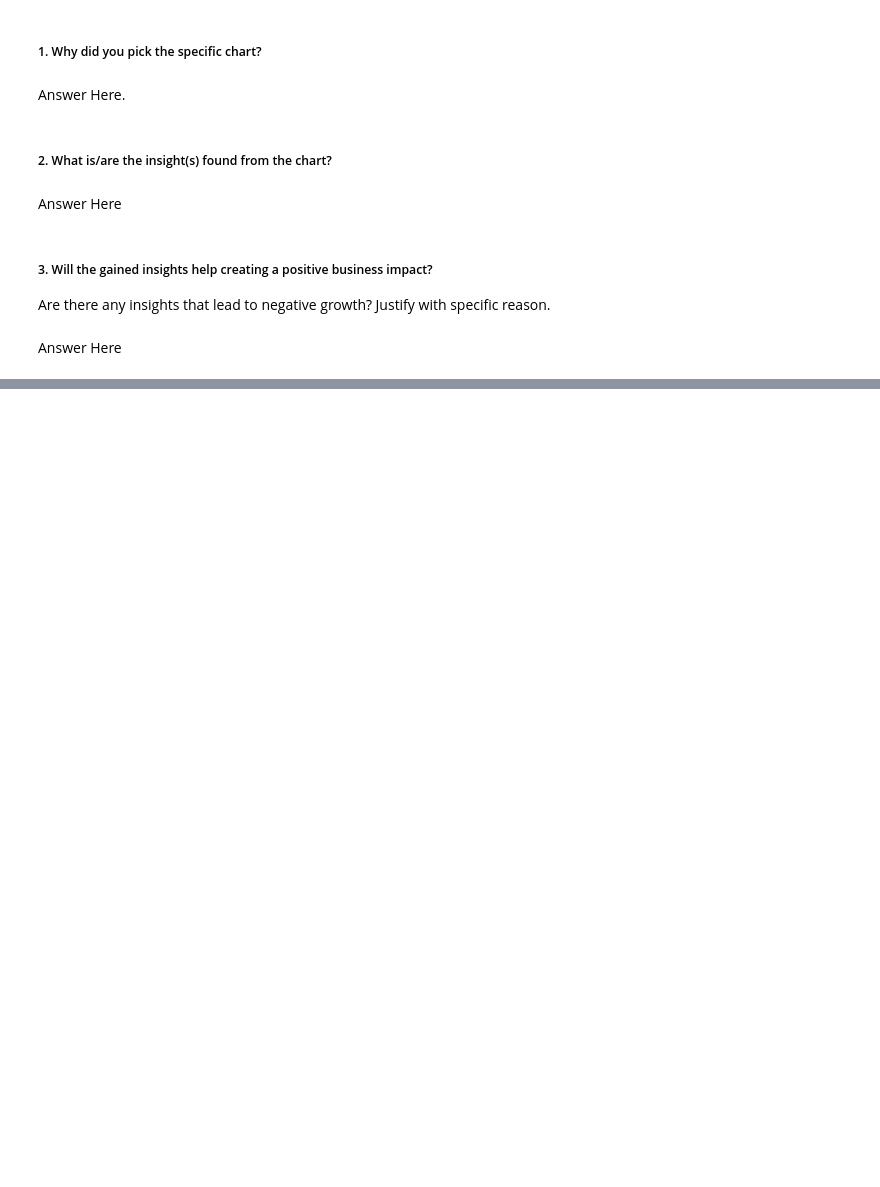
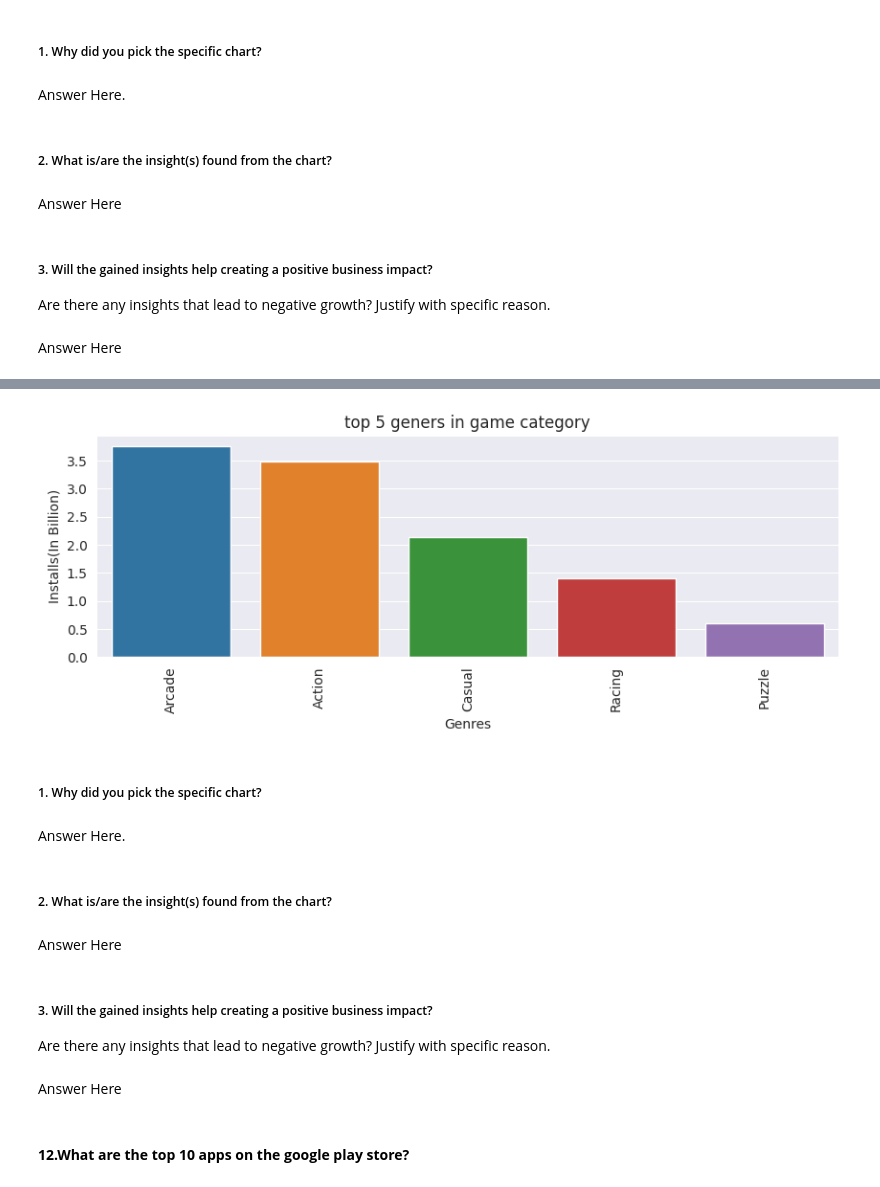
Before and after one commit to Vijaysiraw/Play_store_EDA_project, a Jupyter notebook: Play_Store_Project.ipynb, the cells around one changed output, grey strips where cells are left out. Saved outputs shown, nothing was run; the diff lists cells and outputs as text; code cells hidden in the pictures; blank space fills up the shorter version.

Commit message:
User reviews data cleaning/Data Visualization-4

```diff
--- a/Play_Store_Project.ipynb
+++ b/Play_Store_Project.ipynb
@@ -1045,0 +1048,4 @@ Answer Here
+# %%
+# Chart - 1 visualization code
+#filter out game data and groupby Genres data
+game_data=df[df['Category']=='GAME'].groupby('Genres')['Installs'].sum().sort_values(ascending=False).reset_index()
@@ -1045,0 +1062,26 @@ Answer Here
+# %%
+#check which are the most populer genre among user
+plt=reload(plt)
+plt.figure(figsize=(10,3))
+sns.barplot(x='Genres',y=game_data['Installs']/1000000000,data=game_data.head(5))
+plt.title('top 5 geners in game category')
+plt.ylabel('Installs(In Billion)')
+plt.xticks(rotation=90)
+plt.show()
+# %% [output]
+[figure, added]
+# %% [markdown]
+##### 1. Why did you pick the specific chart?
+# %% [markdown]
+Answer Here.
+# %% [markdown]
+##### 2. What is/are the insight(s) found from the chart?
+# %% [markdown]
+Answer Here
+# %% [markdown]
+##### 3. Will the gained insights help creating a positive business impact?
+Are there any insights that lead to negative growth? Justify with specific reason.
+# %% [markdown]
+Answer Here
+# %% [markdown]
+#### **12.What are the top 10 apps on the google play store?**
```
Also changed, not shown: parts of 83 cells of this notebook.
